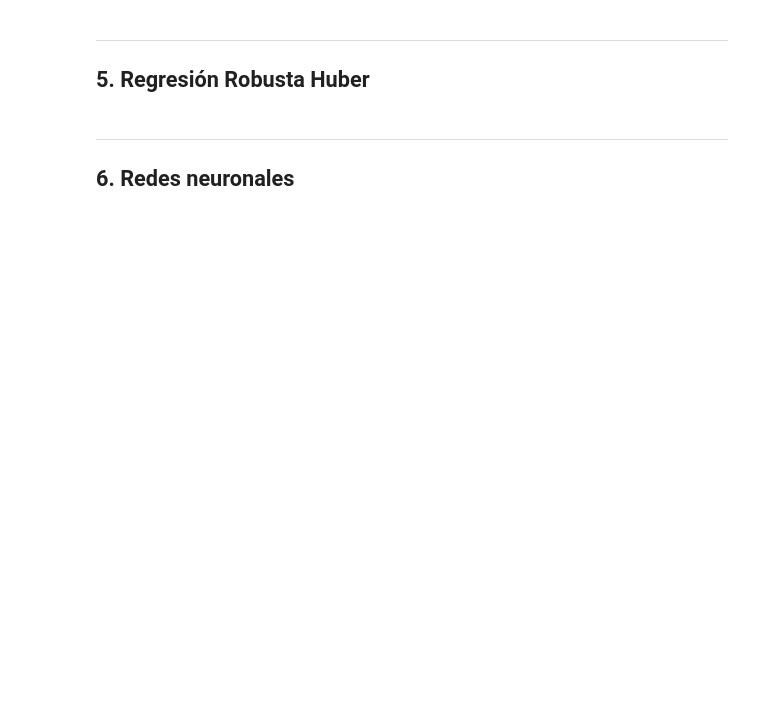
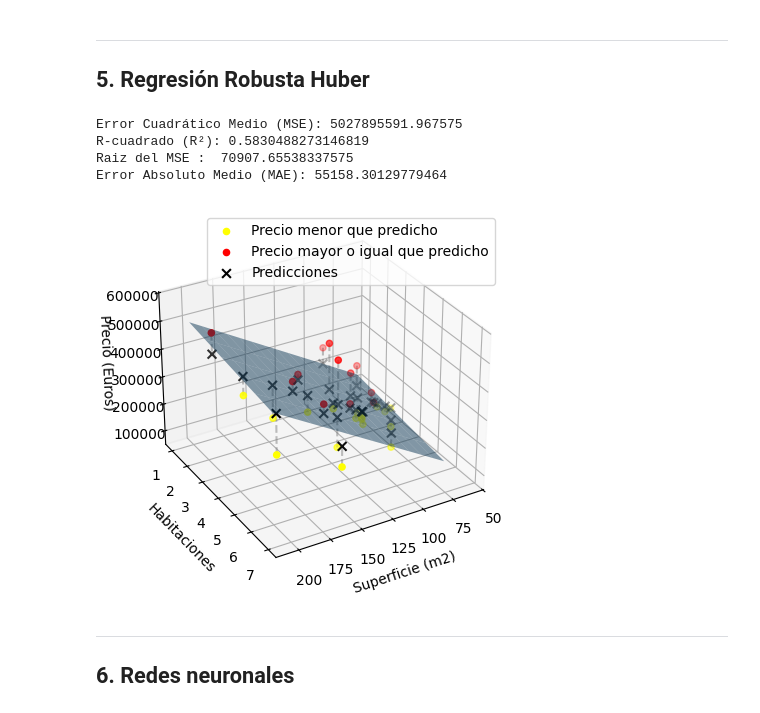
Before and after one commit to jaimoyok/Aprendizaje2025, a Jupyter notebook: P1/P1.ipynb, the cells around one changed output. Cells and saved outputs as stored; diff of their text form; code cells hidden in the pictures; blank space fills up the shorter version.

```diff
--- a/P1/P1.ipynb
+++ b/P1/P1.ipynb
@@ -252,6 +247,27 @@ visualizar3D(modelo, X_test, y_test)
 ----
 
 ## 5. Regresión Robusta Huber
+# %%
+from sklearn.pipeline import make_pipeline
+from sklearn.preprocessing import StandardScaler
+from sklearn.linear_model import HuberRegressor
+
+# Crear el pipeline con StandardScaler y HuberRegressor
+modeloRegresionRobusta = make_pipeline(StandardScaler(),HuberRegressor(epsilon=1.35))
+
+# Entrenar el modelo
+modeloRegresionRobusta.fit(X_train, y_train)
+
+# Calculo las metricas
+obtenerMetricas(modeloRegresionRobusta, X_test, y_test)
+
+visualizar3D(modeloRegresionRobusta, X_test, y_test)
+# %% [output]
+Error Cuadrático Medio (MSE): 5027895591.967575
+R-cuadrado (R²): 0.5830488273146819
+Raiz del MSE :  70907.65538337575
+Error Absoluto Medio (MAE): 55158.30129779464
+[figure, added]
 # %% [markdown]
 ----
 
```
Also changed, not shown: parts of 5 cells of this notebook.
